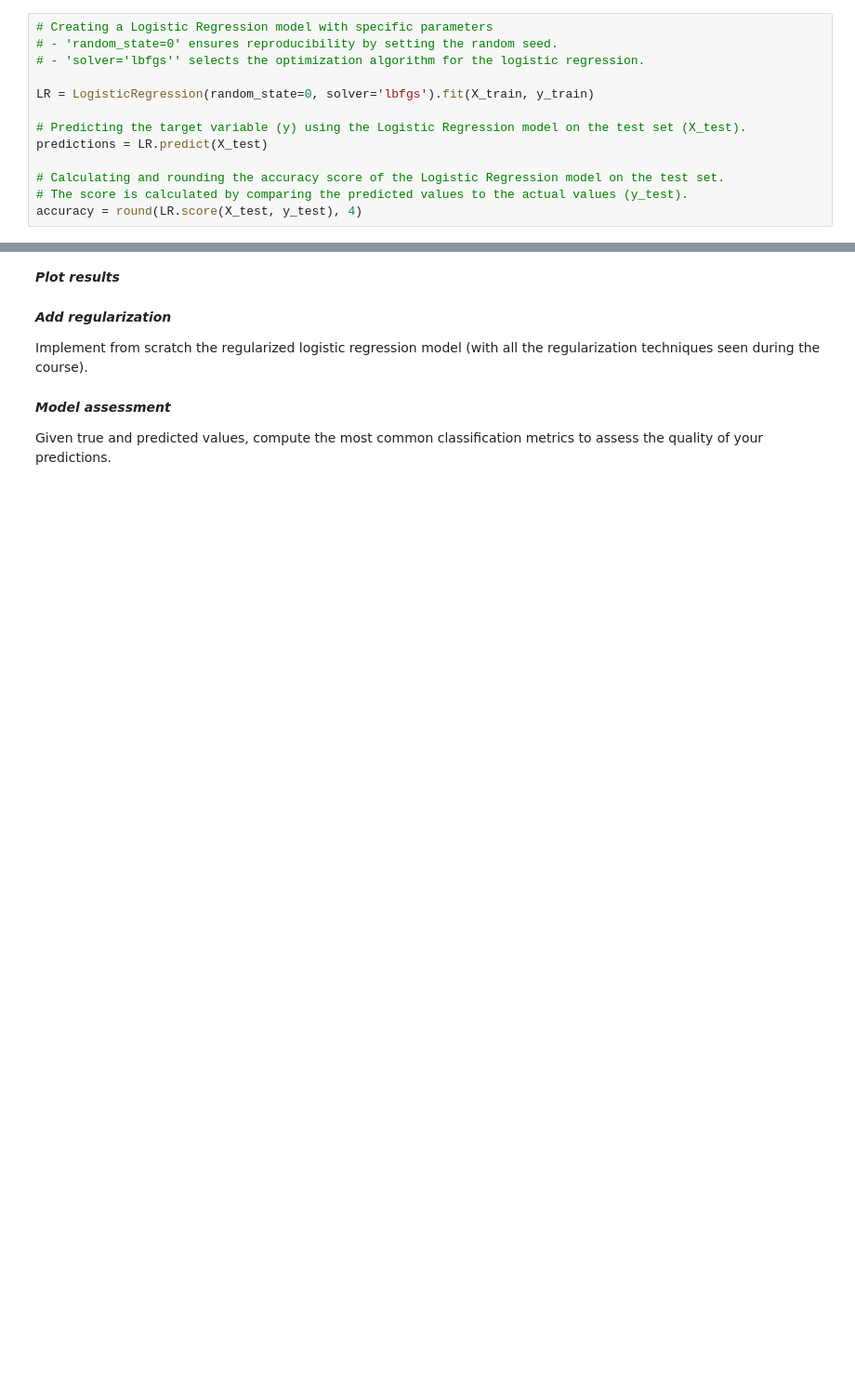
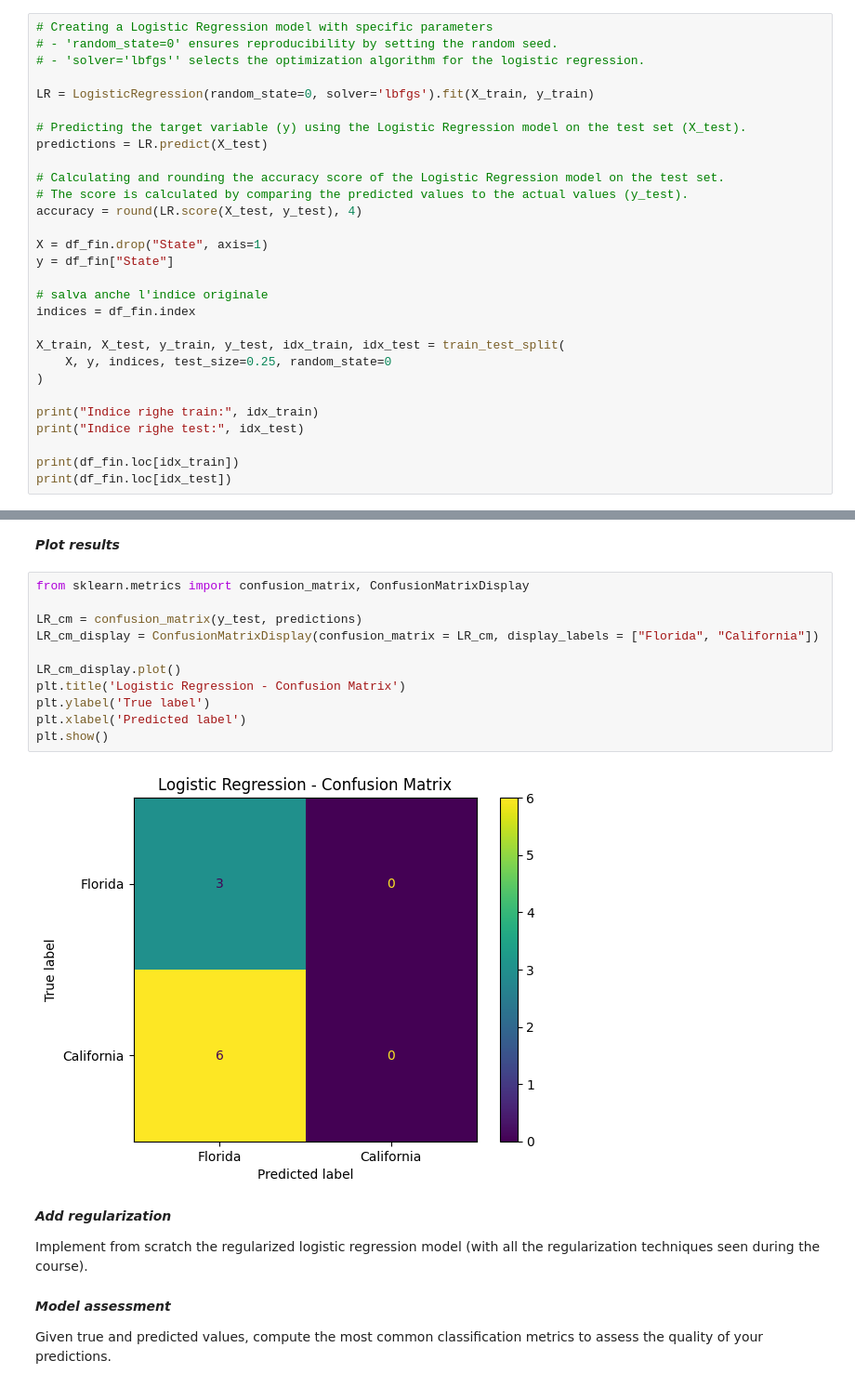
Before and after one commit to matteo-orsi/ML, a Jupyter notebook: challenges/challenge-00/challenge-00.ipynb, the cells around one changed output, grey strips where cells are left out. Shown: that part at 93% size. Cells and saved outputs as stored; diff of their text form; blank space fills up the shorter version.

```diff
--- a/challenges/challenge-00/challenge-00.ipynb
+++ b/challenges/challenge-00/challenge-00.ipynb
@@ -231,3 +232,19 @@ predictions = LR.predict(X_test)
 # Calculating and rounding the accuracy score of the Logistic Regression model on the test set.
 # The score is calculated by comparing the predicted values to the actual values (y_test).
 accuracy = round(LR.score(X_test, y_test), 4)
+
+X = df_fin.drop("State", axis=1)
+y = df_fin["State"]
+
+# salva anche l'indice originale
+indices = df_fin.index
+
+X_train, X_test, y_train, y_test, idx_train, idx_test = train_test_split(
+    X, y, indices, test_size=0.25, random_state=0
+)
+
+print("Indice righe train:", idx_train)
+print("Indice righe test:", idx_test)
+
+print(df_fin.loc[idx_train])
+print(df_fin.loc[idx_test])
@@ -234,5 +269,18 @@ accuracy = round(LR.score(X_test, y_test), 4)
 # %% [markdown]
 ***Plot results***
+# %%
+from sklearn.metrics import confusion_matrix, ConfusionMatrixDisplay
+
+LR_cm = confusion_matrix(y_test, predictions)
+LR_cm_display = ConfusionMatrixDisplay(confusion_matrix = LR_cm, display_labels = ["Florida", "California"])
+
+LR_cm_display.plot()
+plt.title('Logistic Regression - Confusion Matrix')
+plt.ylabel('True label')
+plt.xlabel('Predicted label')
+plt.show()
+# %% [output]
+[figure, added]
 # %% [markdown]
 ***Add regularization***
 
```
Also changed, not shown: parts of 3 cells of this notebook.
